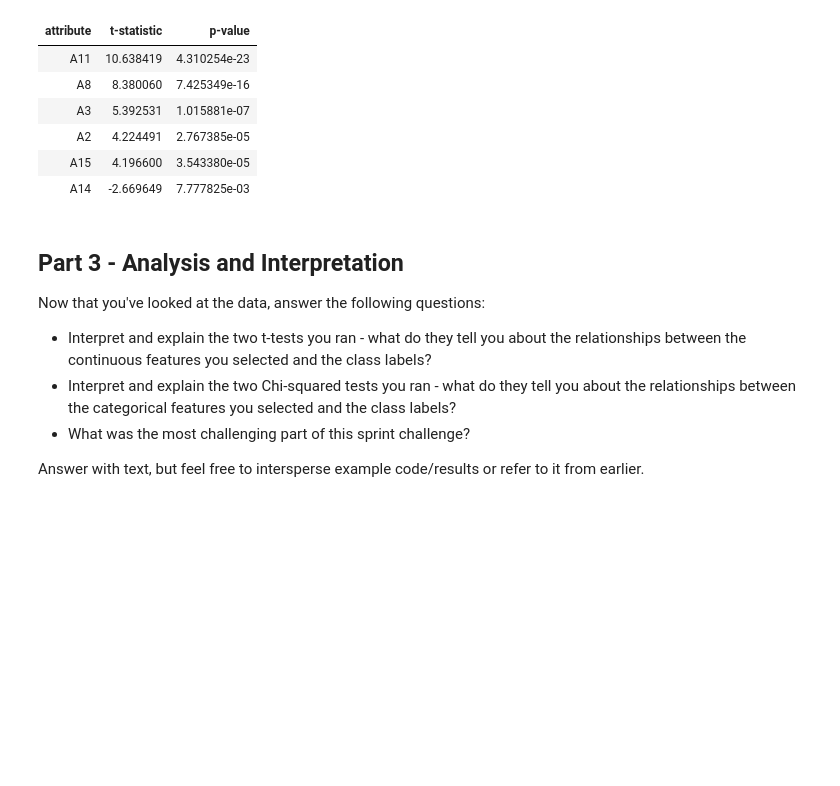
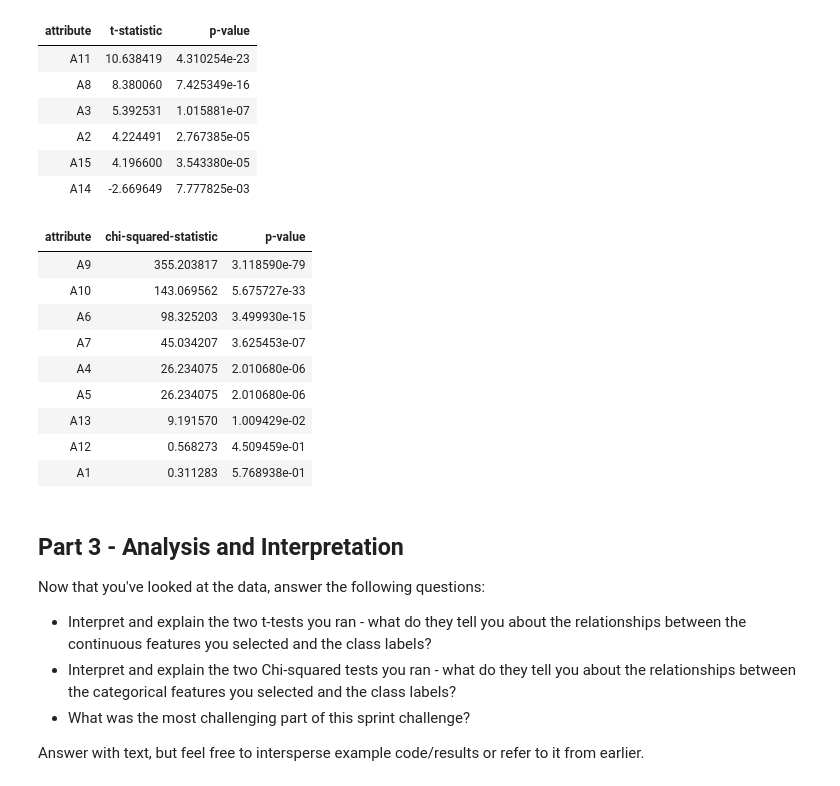
Before and after one commit to bloominstituteoftechnology/DS-Unit-1-Sprint-3-Statistical-Tests-and-Experiments, a Jupyter notebook: DS_Unit_1_Sprint_Challenge_3.ipynb, the cells around one changed output. Drawn from its saved outputs; the diff is of its cells as text; code cells hidden in the pictures; blank space fills up the shorter version.

Commit message:
Run chi-squared tests.

```diff
--- a/DS_Unit_1_Sprint_Challenge_3.ipynb
+++ b/DS_Unit_1_Sprint_Challenge_3.ipynb
@@ -267,6 +268,34 @@ display(HTML(ttests.sort_values('p-value').to_html(index=False)))
 | A2 | 4.224491 | 2.767385e-05 |
 | A15 | 4.196600 | 3.543380e-05 |
 | A14 | -2.669649 | 7.777825e-03 |
+# %%
+# Build contingency matrices for categorical variables.
+contingency_matrices = {}
+for column in df.select_dtypes(include='object').columns:
+    contingency_matrices[column] = pd.crosstab(index=df[column],
+                                               columns=df['A16'])
+# %%
+# Run chi-squared tests.
+chi2tests = []
+for column in df.select_dtypes(include='object').columns:
+  statistic, pvalue, _, _ = stats.chi2_contingency(contingency_matrices[column])
+  chi2tests.append([column, statistic, pvalue])
+
+chi2tests = pd.DataFrame(chi2tests, columns=['attribute',
+                                               'chi-squared-statistic',
+                                               'p-value'])
+display(HTML(chi2tests.sort_values('p-value').to_html(index=False)))
+# %% [output]
+| attribute | chi-squared-statistic | p-value |
+| A9 | 355.203817 | 3.118590e-79 |
+| A10 | 143.069562 | 5.675727e-33 |
+| A6 | 98.325203 | 3.499930e-15 |
+| A7 | 45.034207 | 3.625453e-07 |
+| A4 | 26.234075 | 2.010680e-06 |
+| A5 | 26.234075 | 2.010680e-06 |
+| A13 | 9.191570 | 1.009429e-02 |
+| A12 | 0.568273 | 4.509459e-01 |
+| A1 | 0.311283 | 5.768938e-01 |
 # %% [markdown]
 ## Part 3 - Analysis and Interpretation
 
```
Also changed, not shown: parts of 1 cell of this notebook.
